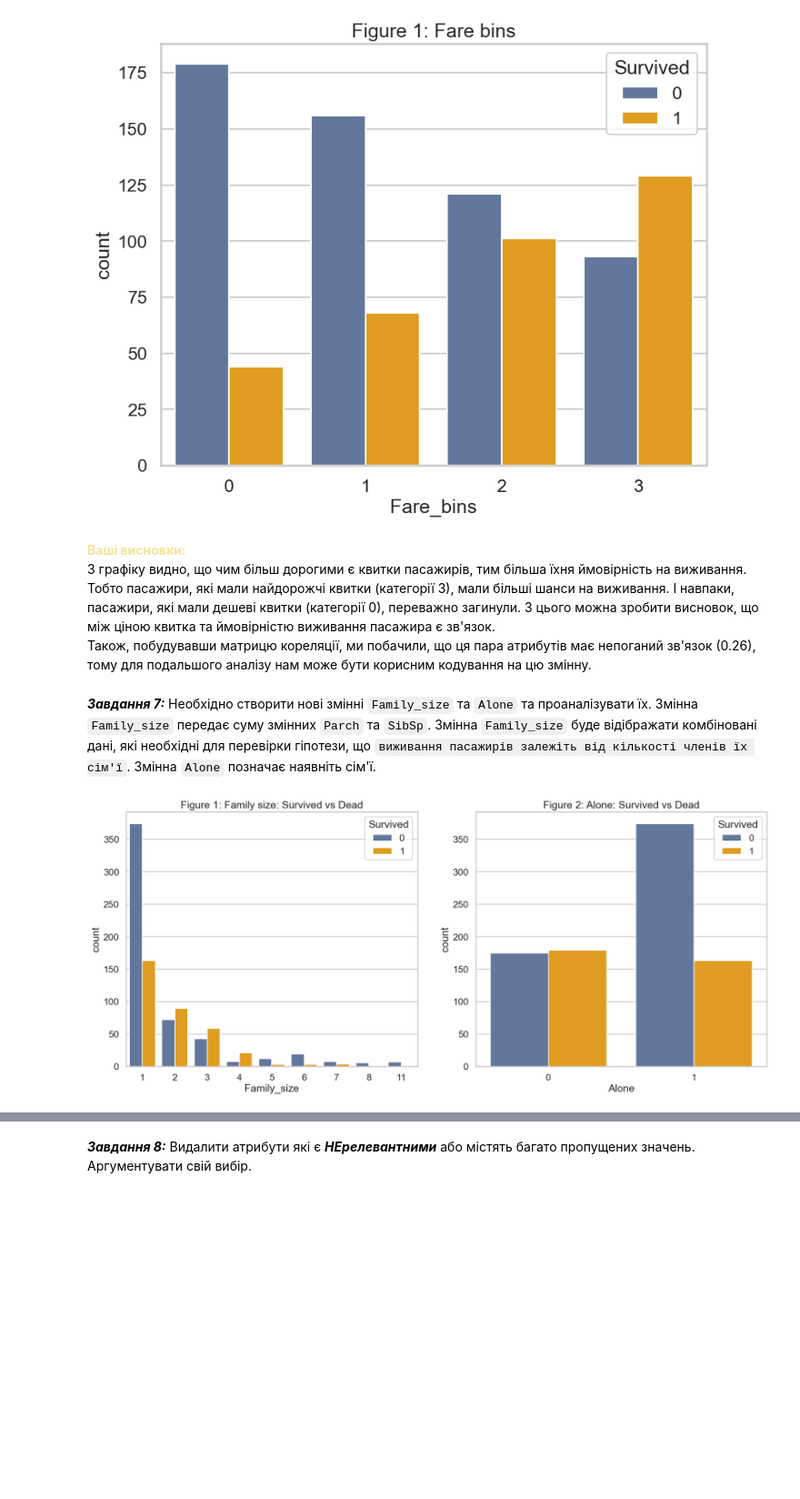
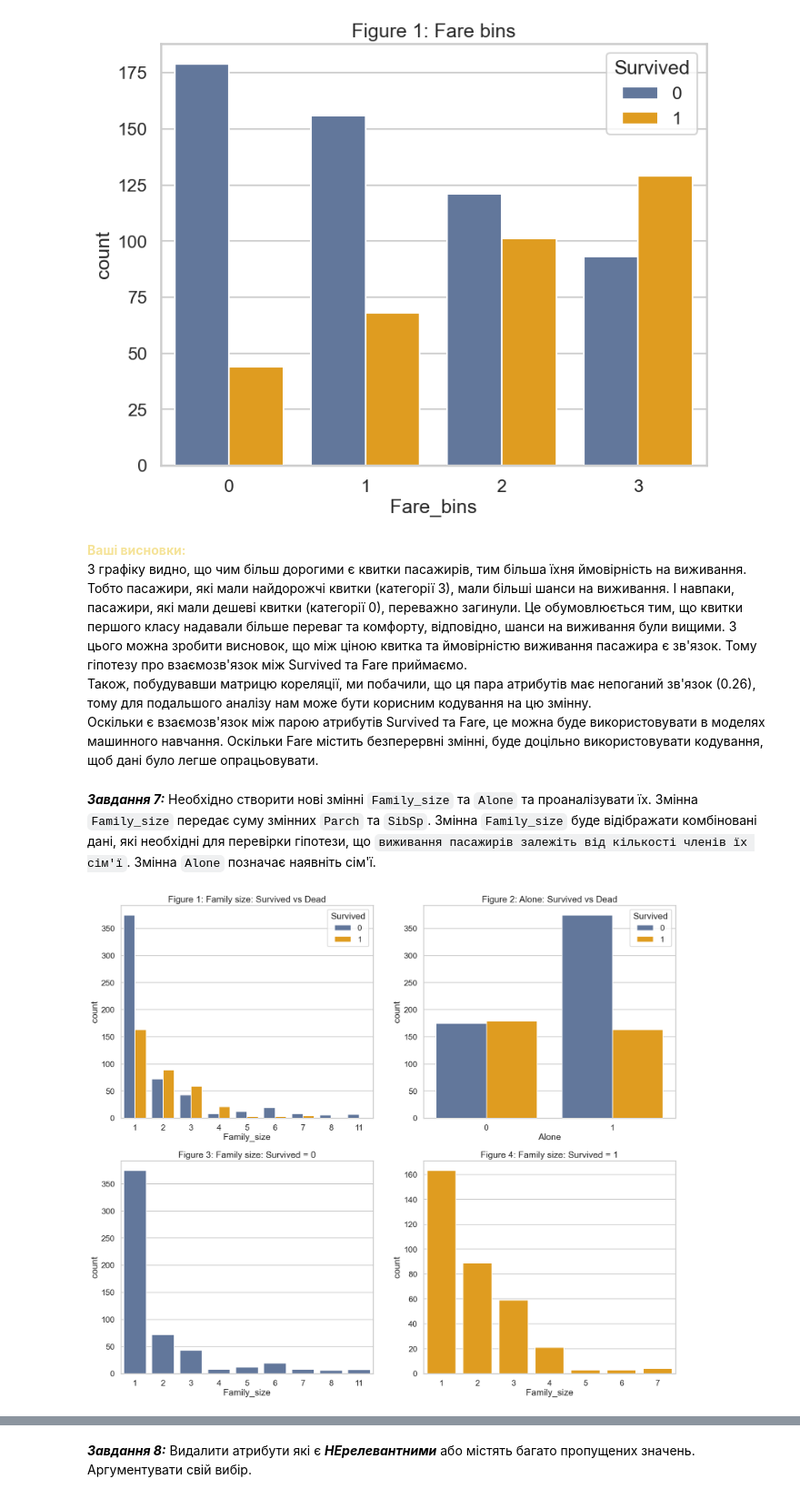
Before and after one commit to HumnytskaLiza/ai-labs, a Jupyter notebook: task3/Task3_basic_ai_liza_humnytska.ipynb, the cells around one changed output, grey strips where cells are left out. Shown at 91% size. Cells and saved outputs as stored; diff of their text form; code cells hidden in the pictures; blank space fills up the shorter version.

````diff
--- a/task3/Task3_basic_ai_liza_humnytska.ipynb
+++ b/task3/Task3_basic_ai_liza_humnytska.ipynb
@@ -257,23 +243,28 @@ plt.show()
 [figure]
 # %% [markdown]
 <font color='#F5E398'><b>Ваші висновки:</b></font>
-<br/>З графіку видно, що чим більш дорогими є квитки пасажирів, тим більша їхня ймовірність на виживання. Тобто пасажири, які мали найдорожчі квитки (категорії 3), мали більші шанси на виживання. І навпаки, пасажири, які мали дешеві квитки (категорії 0), переважно загинули. З цього можна зробити висновок, що між ціною квитка та ймовірністю виживання пасажира є зв'язок.
+<br/>З графіку видно, що чим більш дорогими є квитки пасажирів, тим більша їхня ймовірність на виживання. Тобто пасажири, які мали найдорожчі квитки (категорії 3), мали більші шанси на виживання. І навпаки, пасажири, які мали дешеві квитки (категорії 0), переважно загинули. Це обумовлюється тим, що квитки першого класу надавали більше переваг та комфорту, відповідно, шанси на виживання були вищими. З цього можна зробити висновок, що між ціною квитка та ймовірністю виживання пасажира є зв'язок. Тому гіпотезу про взаємозв'язок між Survived та Fare приймаємо.
 <br/>Також, побудувавши матрицю кореляції, ми побачили, що ця пара атрибутів має непоганий зв'язок (0.26), тому для подальшого аналізу нам може бути корисним кодування на цю змінну.
+<br/>Оскільки є взаємозв'язок між парою атрибутів Survived та Fare, це можна буде використовувати в моделях машинного навчання. Оскільки Fare містить безперервні змінні, буде доцільно використовувати кодування, щоб дані було легше опрацьовувати.
 # %% [markdown]
 ***Завдання 7:*** Необхідно створити нові змінні ```Family_size``` та ```Alone``` та проаналізувати їх. Змінна ```Family_size``` передає суму змінних ```Parch``` та ```SibSp```. Змінна ```Family_size``` буде відібражати комбіновані дані, які необхідні для перевірки гіпотези, що ```виживання пасажирів залежіть від кількості членів їх сім'ї```. Змінна ```Alone``` позначає наявніть сім'ї.
 # %%
 processed_dataset["Family_size"] = processed_dataset["Parch"] + processed_dataset["SibSp"] + 1
 processed_dataset["Alone"] = processed_dataset.apply(lambda row: 1 if row["Family_size"] == 1 else 0, axis=1)
 
-fig, ((ax1, ax2)) = plt.subplots(1, 2, figsize=(20, 8))
+fig, ((ax1, ax2), (ax3, ax4)) = plt.subplots(2, 2, figsize=(20, 17))
 sns.countplot(data = processed_dataset, x = "Family_size", hue="Survived", ax=ax1, palette=['#5975A4', 'orange'])
 sns.countplot(data = processed_dataset, x = "Alone", hue="Survived", ax=ax2, palette=['#5975A4', 'orange'])
+sns.countplot(data = processed_dataset.loc[processed_dataset["Survived"] == 0, ["Family_size"]], x = "Family_size", ax=ax3, palette=['#5975A4'])
+sns.countplot(data = processed_dataset.loc[processed_dataset["Survived"] == 1, ["Family_size"]], x = "Family_size", ax=ax4, palette=['orange'])
 
 ax1.set_title("Figure 1: Family size: Survived vs Dead")
 ax2.set_title("Figure 2: Alone: Survived vs Dead")
+ax3.set_title("Figure 3: Family size: Survived = 0")
+ax4.set_title("Figure 4: Family size: Survived = 1")
 
 plt.show()
 # %% [output]
-[figure, old version]
+[figure, new version]
 # %% [markdown]
 <font color='#F5E398'><b>Ваші висновки:</b></font>
````
Also changed, not shown: parts of 6 cells of this notebook.
